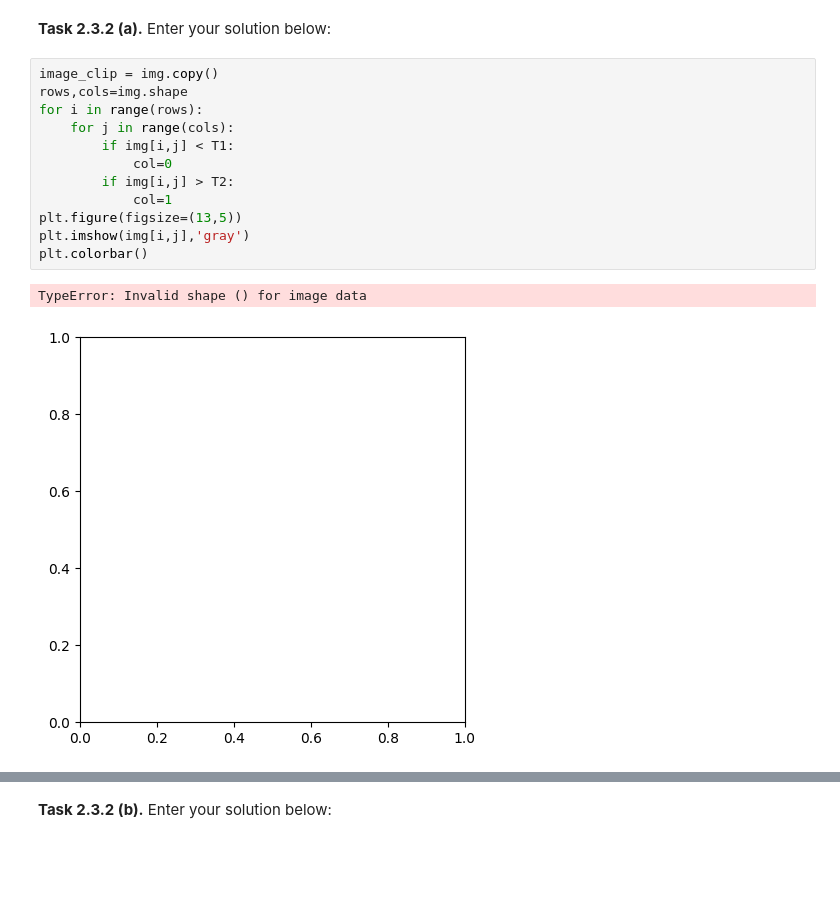
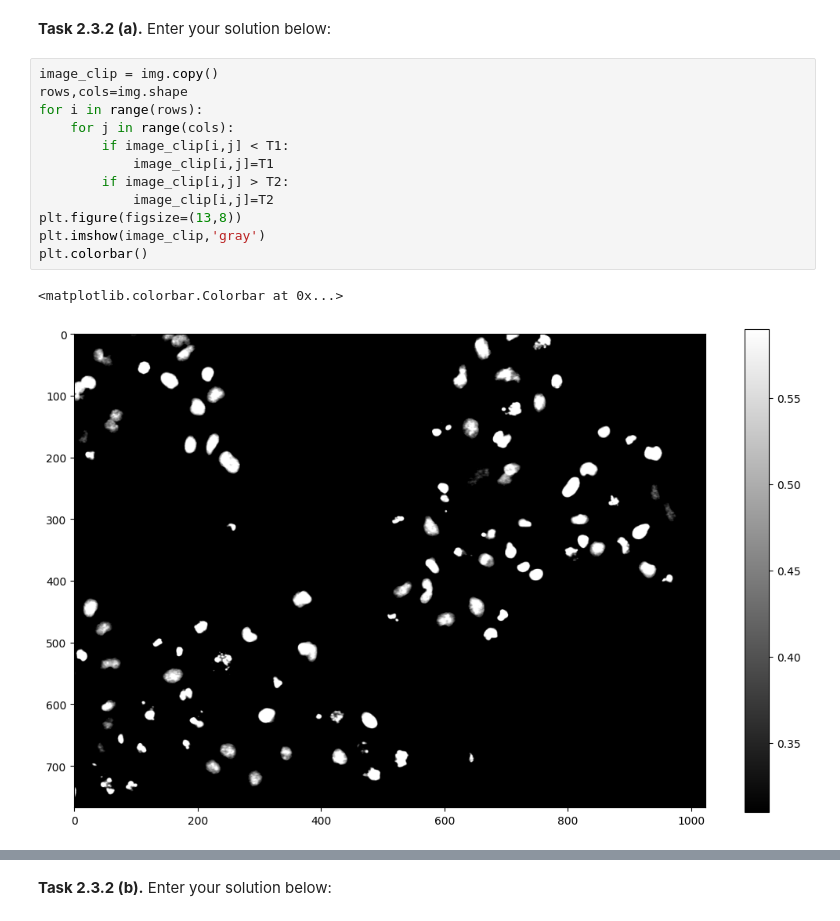
Before and after one commit to acetronomical/mobi-fs3-python, a Jupyter notebook: task2.ipynb, the cells around one changed output, grey strips where cells are left out. Saved outputs shown, nothing was run; the diff lists cells and outputs as text; blank space fills up the shorter version.

```diff
--- a/task2.ipynb
+++ b/task2.ipynb
@@ -71,15 +71,15 @@ plt.hist(image_clip.flatten())
 # %%
 image_clip = img.copy()
 rows,cols=img.shape
 for i in range(rows):
     for j in range(cols):
-        if img[i,j] < T1:
-            col=0
-        if img[i,j] > T2:
-            col=1
-plt.figure(figsize=(13,5))
-plt.imshow(img[i,j],'gray')
+        if image_clip[i,j] < T1:
+            image_clip[i,j]=T1
+        if image_clip[i,j] > T2:
+            image_clip[i,j]=T2
+plt.figure(figsize=(13,8))
+plt.imshow(image_clip,'gray')
 plt.colorbar()
 # %% [output]
-TypeError: Invalid shape () for image data
+<matplotlib.colorbar.Colorbar at 0x...>
-[figure, old version]
+[figure, new version]
```
Also changed, not shown: parts of 2 cells of this notebook.
